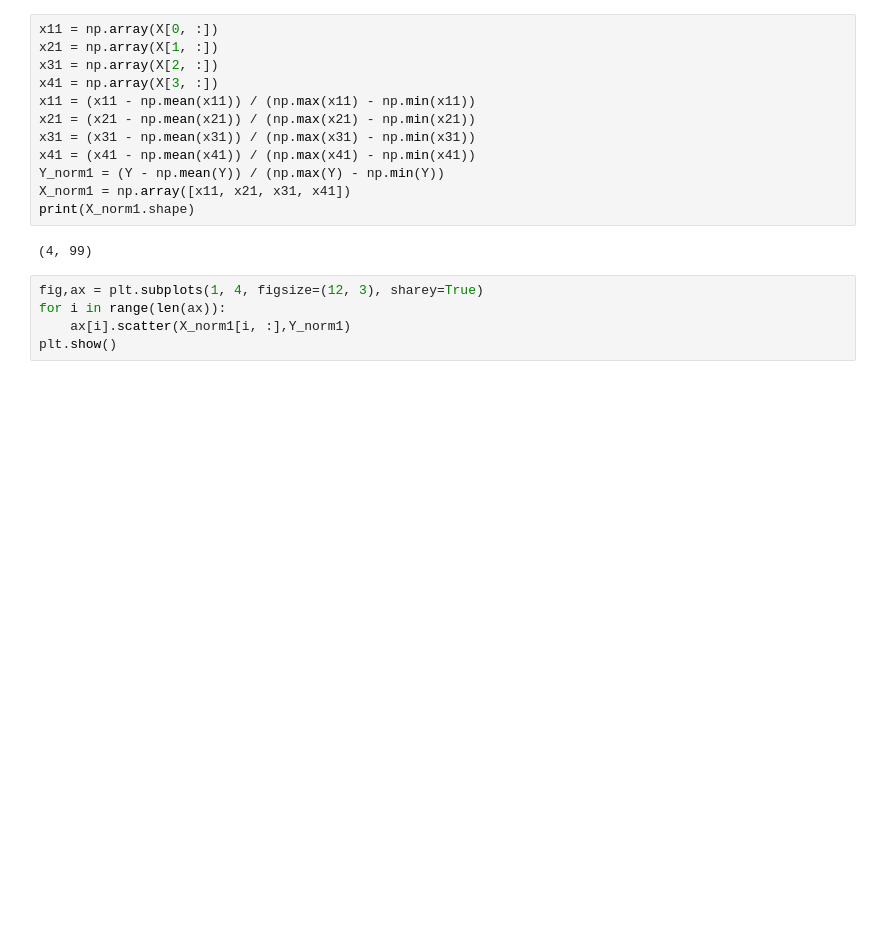
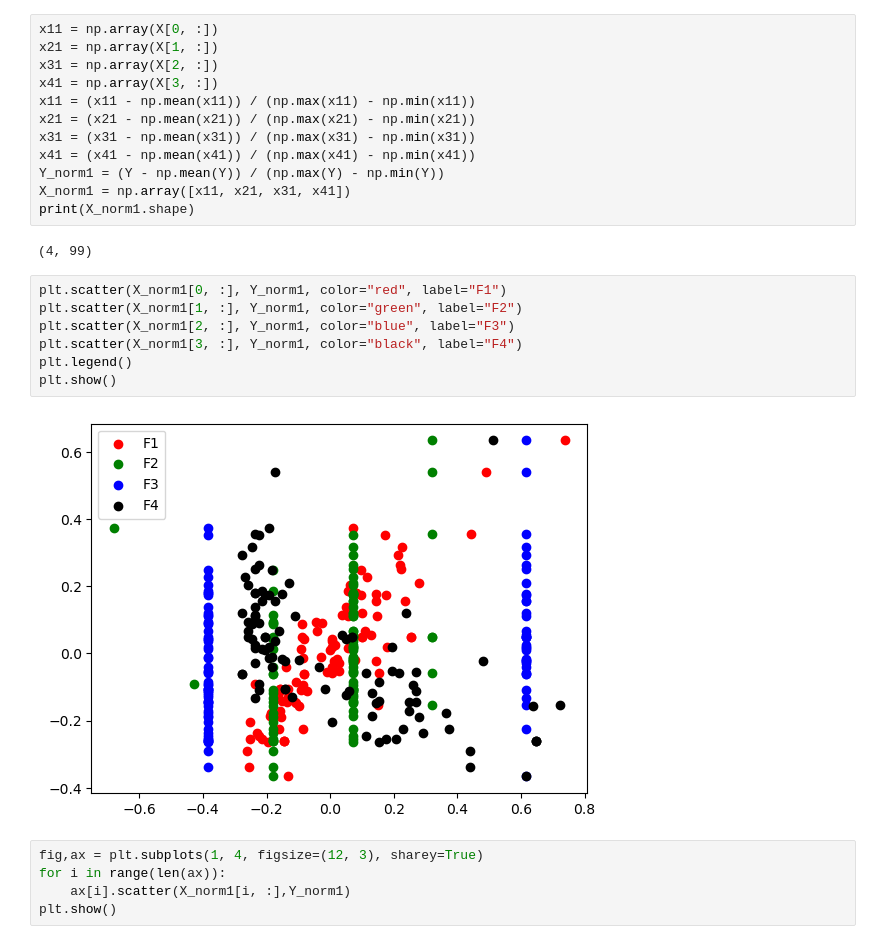
Before and after one commit to LoqmanSamani/machine-learning, a Jupyter notebook: supervised_learning/lr_model1.ipynb, the cells around one changed output. Cells and saved outputs as stored; diff of their text form; blank space fills up the shorter version.

```diff
--- a/supervised_learning/lr_model1.ipynb
+++ b/supervised_learning/lr_model1.ipynb
@@ -193,6 +202,15 @@ X_norm1 = np.array([x11, x21, x31, x41])
 print(X_norm1.shape)
 # %% [output]
 (4, 99)
+# %%
+plt.scatter(X_norm1[0, :], Y_norm1, color="red", label="F1")
+plt.scatter(X_norm1[1, :], Y_norm1, color="green", label="F2")
+plt.scatter(X_norm1[2, :], Y_norm1, color="blue", label="F3")
+plt.scatter(X_norm1[3, :], Y_norm1, color="black", label="F4")
+plt.legend()
+plt.show()
+# %% [output]
+[figure, added]
 # %%
 fig,ax = plt.subplots(1, 4, figsize=(12, 3), sharey=True)
 for i in range(len(ax)):
```
Also changed, not shown: parts of 12 cells of this notebook.
